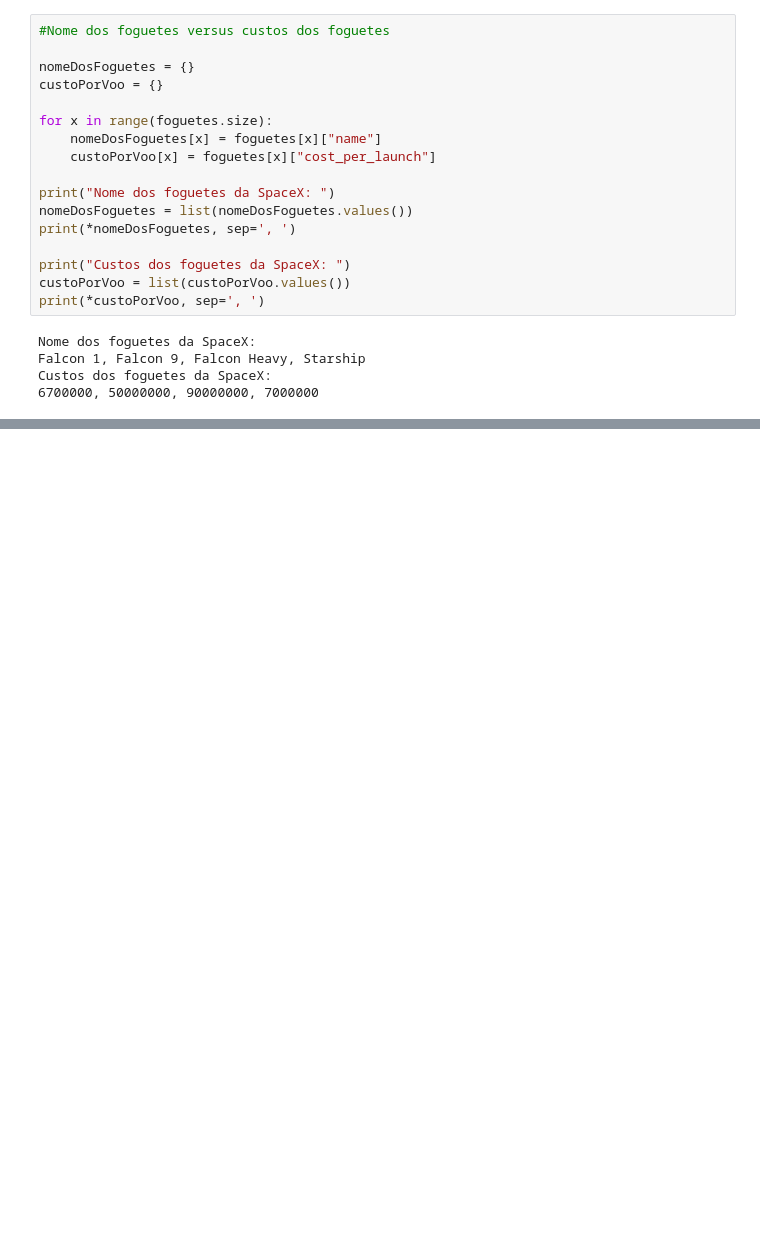
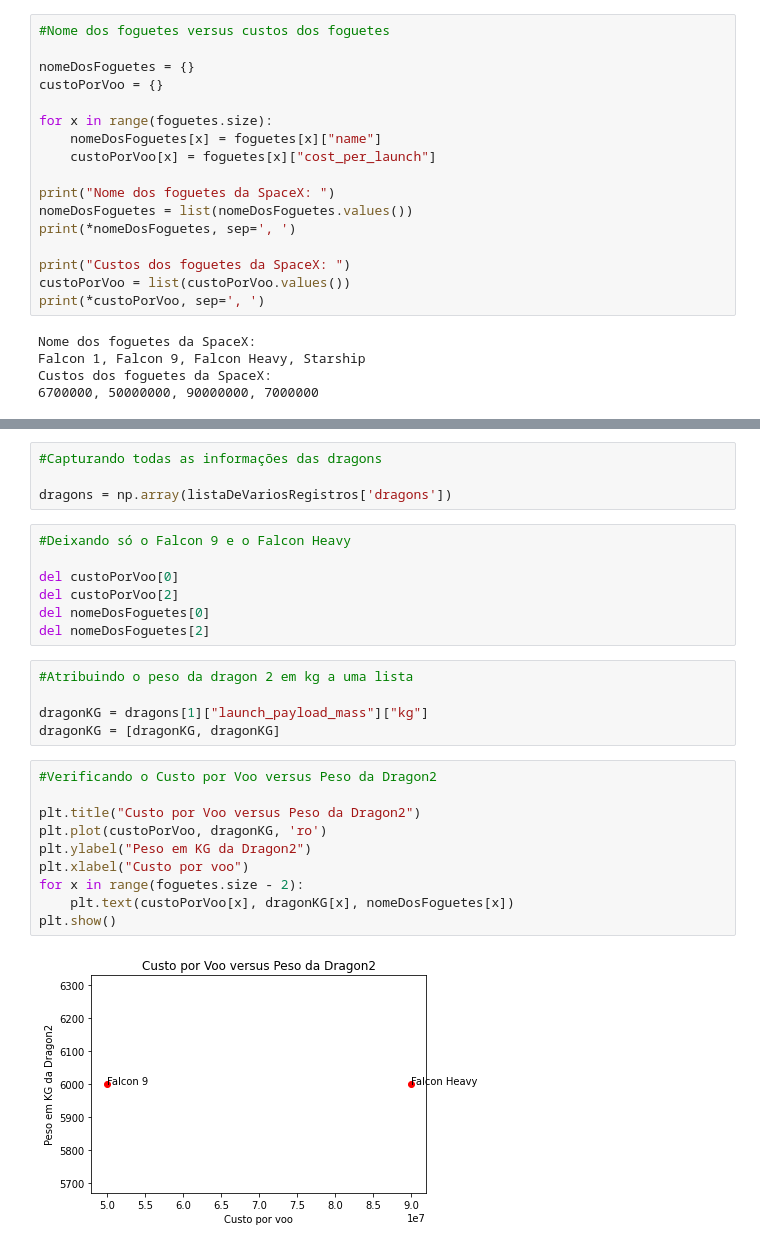
Before and after one commit to azraelgarden/avaliacao-sprint-1, a Jupyter notebook: main/desafio.ipynb, the cells around one changed output, grey strips where cells are left out. Drawn from its saved outputs; the diff is of its cells as text; blank space fills up the shorter version.

```diff
--- a/main/desafio.ipynb
+++ b/main/desafio.ipynb
@@ -227,0 +244,28 @@ https://live.staticflickr.com/65535/48953947006_313f01ec93_b.jpg
+# %%
+#Capturando todas as informações das dragons
+
+dragons = np.array(listaDeVariosRegistros['dragons'])
+# %%
+#Deixando só o Falcon 9 e o Falcon Heavy
+
+del custoPorVoo[0]
+del custoPorVoo[2]
+del nomeDosFoguetes[0]
+del nomeDosFoguetes[2]
+# %%
+#Atribuindo o peso da dragon 2 em kg a uma lista
+
+dragonKG = dragons[1]["launch_payload_mass"]["kg"]
+dragonKG = [dragonKG, dragonKG]
+# %%
+#Verificando o Custo por Voo versus Peso da Dragon2
+
+plt.title("Custo por Voo versus Peso da Dragon2")
+plt.plot(custoPorVoo, dragonKG, 'ro')
+plt.ylabel("Peso em KG da Dragon2")
+plt.xlabel("Custo por voo")
+for x in range(foguetes.size - 2):
+    plt.text(custoPorVoo[x], dragonKG[x], nomeDosFoguetes[x])
+plt.show()
+# %% [output]
+[figure, added]
```
Also changed, not shown: parts of 5 cells of this notebook, 1 other file.
